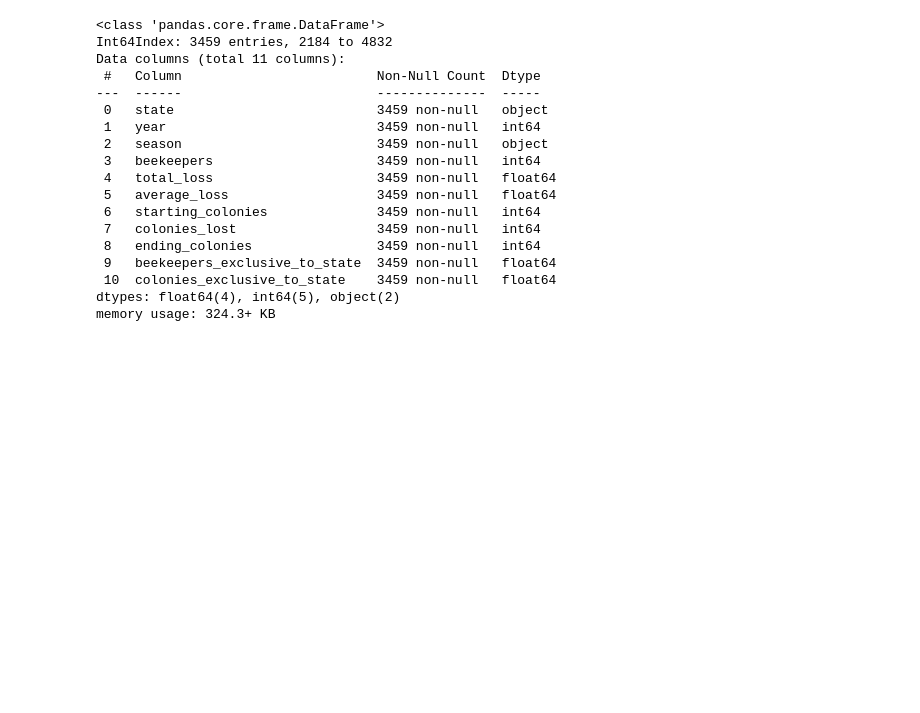
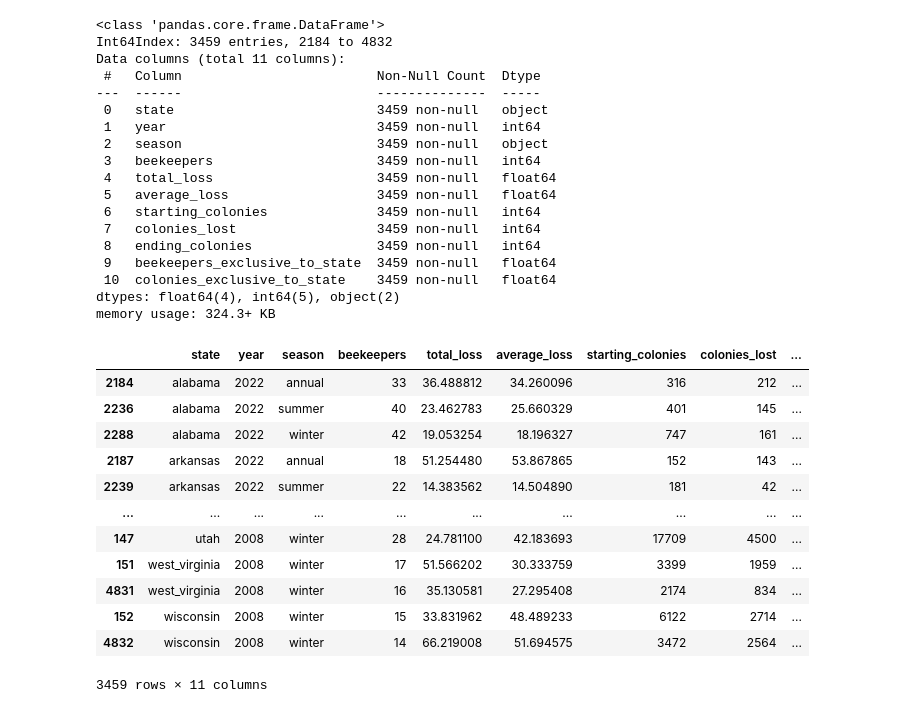
Before and after one commit to Honey-Bee-Roundup-Capstone/dash-repo, a Jupyter notebook: acquisition.ipynb, the cells around one changed output. Drawn from its saved outputs; the diff is of its cells as text; code cells hidden in the pictures; blank space fills up the shorter version.

Commit message:
added and tested functions

```diff
--- a/acquisition.ipynb
+++ b/acquisition.ipynb
@@ -1256,3 +1256,50 @@ Data columns (total 11 columns):
  10  colonies_exclusive_to_state    3459 non-null   float64
 dtypes: float64(4), int64(5), object(2)
 memory usage: 324.3+ KB
+# %%
+def prep_bees():
+    '''This function loads the bee_colony_loss.csv into a dataframe, cleans and sorts it, and returns a dataframe.'''
+    # read the csv into a pandas dataframe
+    df = pd.read_csv('bee_colony_loss.csv')
+    # drop the unnamed column
+    df = df.drop(columns='Unnamed: 0')
+    # sort by descending year and ascending state
+    df = df.sort_values(['year','state'], ascending=[False,True])
+    # drop nulls
+    df = df.dropna()
+    # lowercase all strings in state and replace spaces with underscores
+    df.state = df.state.str.lower().str.replace(' ','_')
+    # lowercase all strings in the season column
+    df.season = df.season.str.lower()
+    # remove observations that have 10 or less beekeepers
+    df = df[df.beekeepers > 10]
+    # drop duplicate rows
+    df = df.drop_duplicates()
+    # change total_loss column to float
+    df.total_loss = df.total_loss.astype(float)
+    # change average_loss column to float
+    df.average_loss = df.average_loss.astype(float)
+    # change ending_colonies column to int
+    df.ending_colonies = df.ending_colonies.astype(int)
+    # change colonies_lost column to int
+    df.colonies_lost = df.colonies_lost.astype(int)
+    # return the cleaned and sorted dataframe
+    return df
+# %%
+bee2 = prep_bees()
+# %%
+bee2
+# %% [output]
+|  | state | year | season | beekeepers | total_loss | average_loss | starting_colonies | colonies_lost | ... |
+| 2184 | alabama | 2022 | annual | 33 | 36.488812 | 34.260096 | 316 | 212 | ... |
+| 2236 | alabama | 2022 | summer | 40 | 23.462783 | 25.660329 | 401 | 145 | ... |
+| 2288 | alabama | 2022 | winter | 42 | 19.053254 | 18.196327 | 747 | 161 | ... |
+| 2187 | arkansas | 2022 | annual | 18 | 51.254480 | 53.867865 | 152 | 143 | ... |
+| 2239 | arkansas | 2022 | summer | 22 | 14.383562 | 14.504890 | 181 | 42 | ... |
+| ... | ... | ... | ... | ... | ... | ... | ... | ... | ... |
+| 147 | utah | 2008 | winter | 28 | 24.781100 | 42.183693 | 17709 | 4500 | ... |
+| 151 | west_virginia | 2008 | winter | 17 | 51.566202 | 30.333759 | 3399 | 1959 | ... |
+| 4831 | west_virginia | 2008 | winter | 16 | 35.130581 | 27.295408 | 2174 | 834 | ... |
+| 152 | wisconsin | 2008 | winter | 15 | 33.831962 | 48.489233 | 6122 | 2714 | ... |
+| 4832 | wisconsin | 2008 | winter | 14 | 66.219008 | 51.694575 | 3472 | 2564 | ... |
+3459 rows × 11 columns
```
Also changed, not shown: parts of 1 cell of this notebook.
